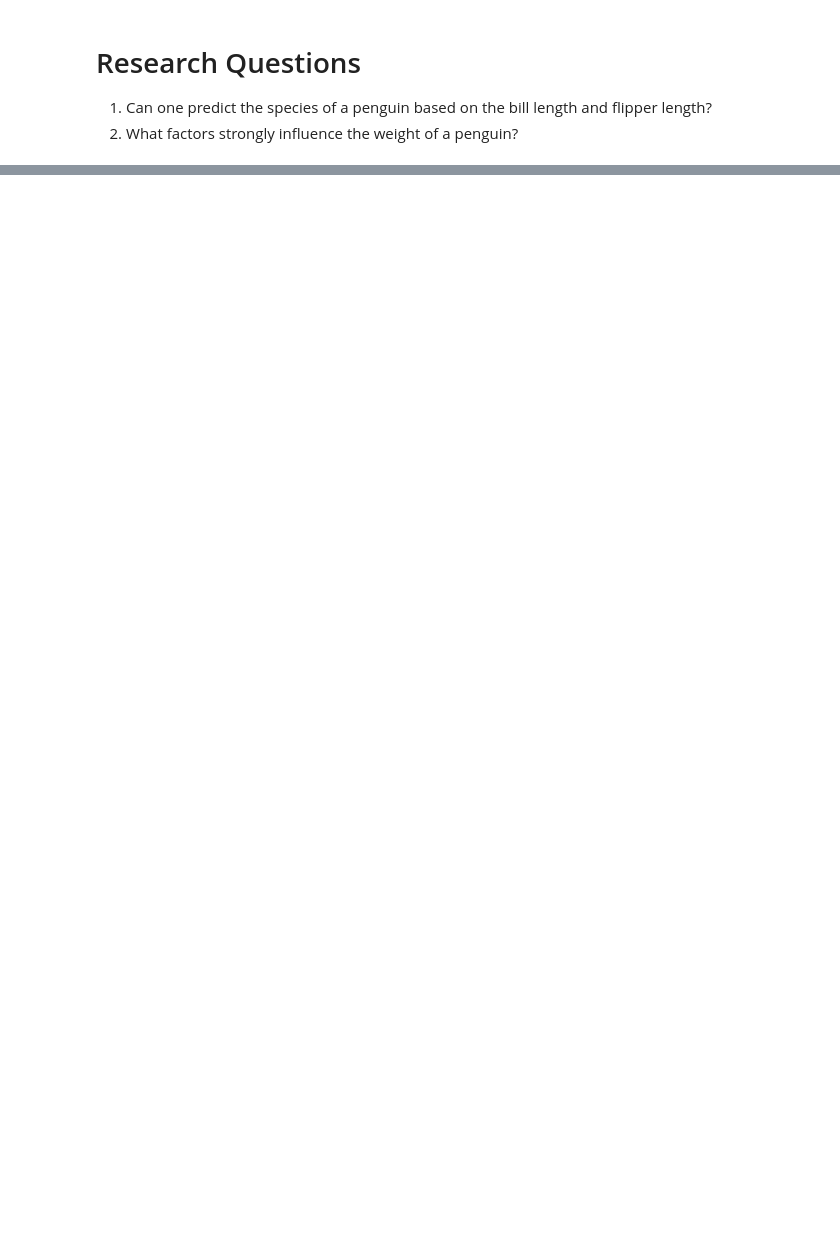
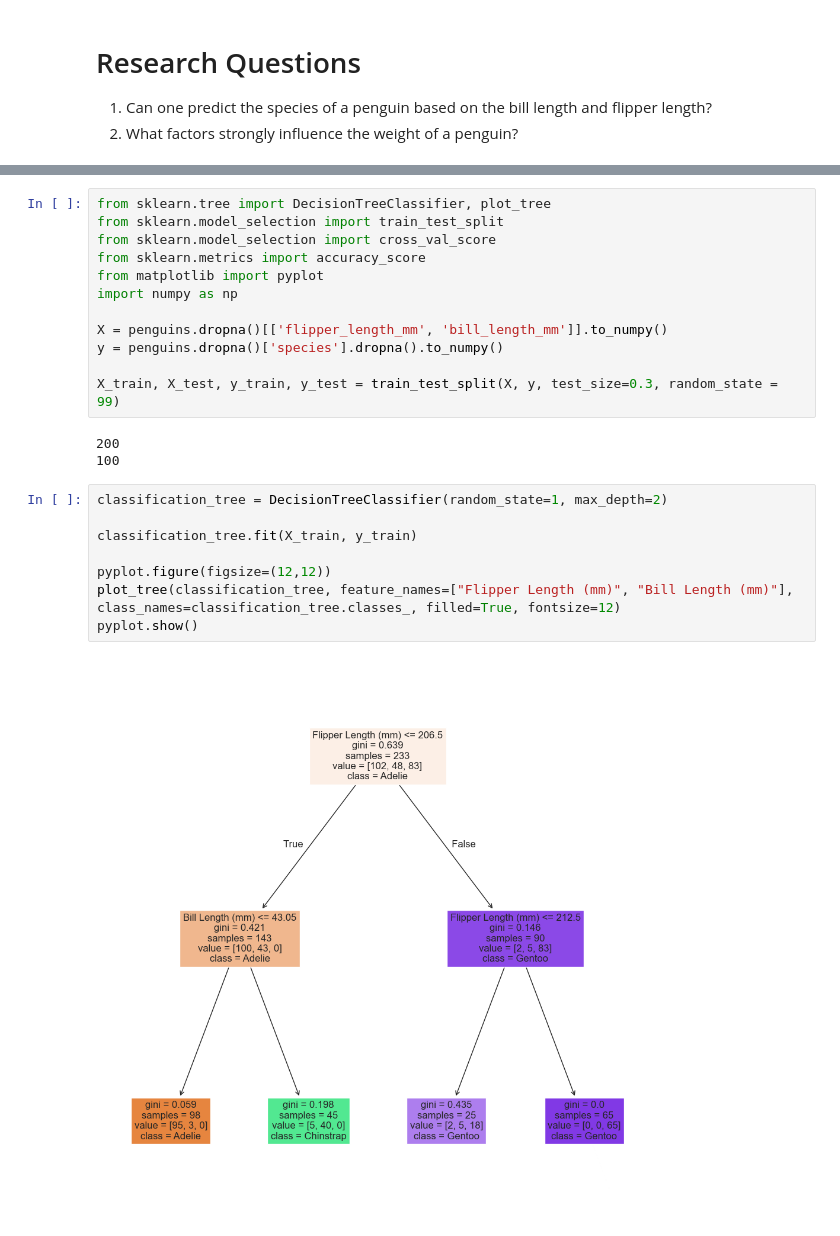
Before and after one commit to fabiansefranek/penguins-dsai-miniproject, a Jupyter notebook: penguins.ipynb, the cells around one changed output, grey strips where cells are left out. Drawn from its saved outputs; the diff is of its cells as text; blank space fills up the shorter version.

```diff
--- a/penguins.ipynb
+++ b/penguins.ipynb
@@ -64,0 +73,25 @@ sns.displot(penguins, x="flipper_length_mm", hue="species")
+# %%
+from sklearn.tree import DecisionTreeClassifier, plot_tree
+from sklearn.model_selection import train_test_split
+from sklearn.model_selection import cross_val_score
+from sklearn.metrics import accuracy_score
+from matplotlib import pyplot
+import numpy as np
+
+X = penguins.dropna()[['flipper_length_mm', 'bill_length_mm']].to_numpy()
+y = penguins.dropna()['species'].dropna().to_numpy()
+
+X_train, X_test, y_train, y_test = train_test_split(X, y, test_size=0.3, random_state = 99)
+# %% [output]
+200
+100
+# %%
+classification_tree = DecisionTreeClassifier(random_state=1, max_depth=2)
+
+classification_tree.fit(X_train, y_train)
+
+pyplot.figure(figsize=(12,12))
+plot_tree(classification_tree, feature_names=["Flipper Length (mm)", "Bill Length (mm)"], class_names=classification_tree.classes_, filled=True, fontsize=12)
+pyplot.show()
+# %% [output]
+[figure, added]
```
Also changed, not shown: parts of 18 cells of this notebook, 3 other files.
